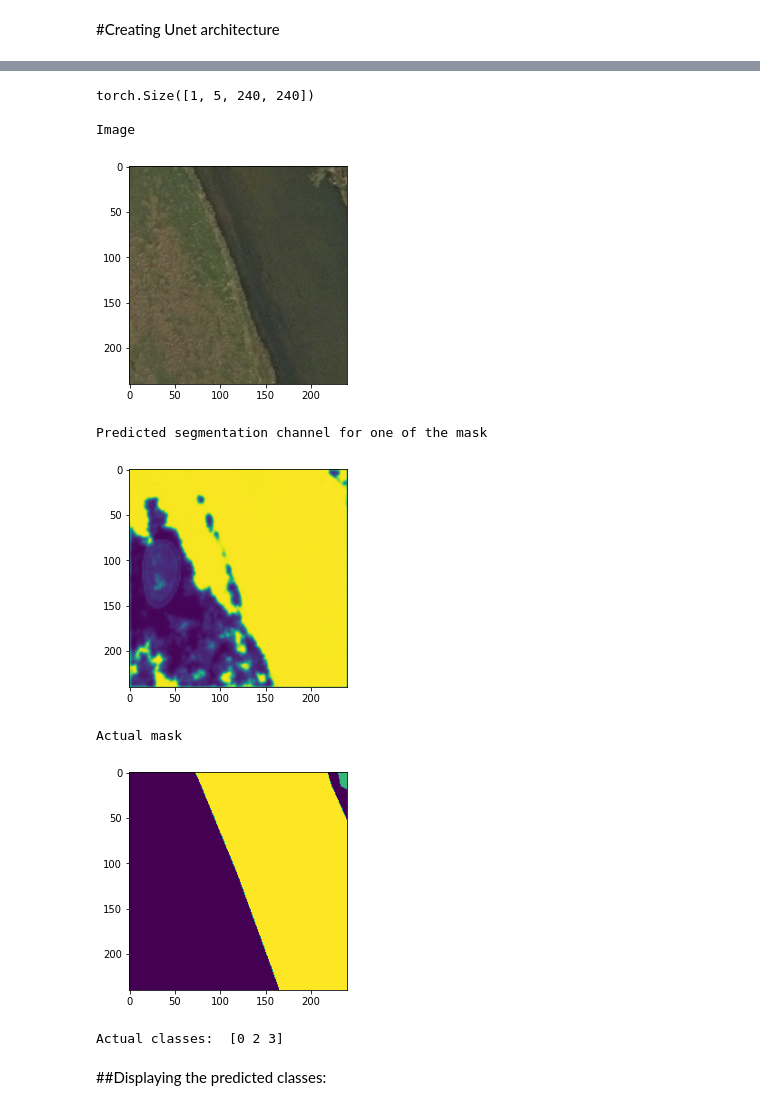
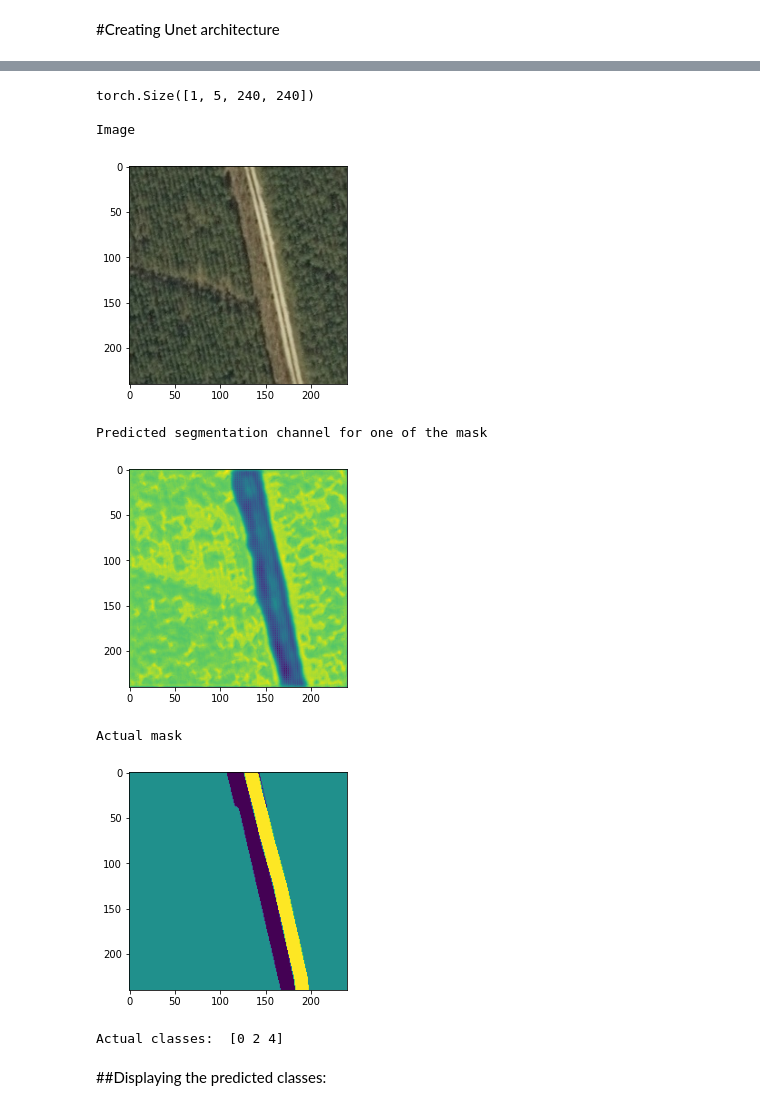
Before and after one commit to Aman-Kushwaha1/Deep_Learning, a Jupyter notebook: Image_Segmentation/Sematic Segmentation/Sematic_segmentation_Landcover_dataset.ipynb, the cells around one changed output, grey strips where cells are left out. Cells and saved outputs as stored; diff of their text form; code cells hidden in the pictures.

```diff
--- a/Image_Segmentation/Sematic Segmentation/Sematic_segmentation_Landcover_dataset.ipynb
+++ b/Image_Segmentation/Sematic Segmentation/Sematic_segmentation_Landcover_dataset.ipynb
@@ -246,8 +247,8 @@ cuda GPU is available
 # %% [markdown]
 Transferring the images to the device
 # %%
-images = torch.tensor(images, device = DEVICE, dtype = torch.float32)
-masks = torch.tensor(masks, device = DEVICE, dtype = torch.int64)
+images = torch.tensor(images[0:200], device = DEVICE, dtype = torch.float32)
+masks = torch.tensor(masks[0:200], device = DEVICE, dtype = torch.int64)
 # %%
 #changing image dimension to that which is accepted by the the model
 images = images.permute(0,3,1,2)
@@ -409,27 +410,37 @@ class unet(nn.Module):
 # %%
 model = unet(3, 5, 280).to(device = DEVICE)
 # %%
-optimizer = torch.optim.Adam(model.parameters(), lr=0.01)
-loss_type = nn.L1Loss()
-step_lr = lr_scheduler.StepLR(optimizer, step_size= 50, gamma = 0.75)   #Every 50 epochs our learning rate will be multiplied by gamma
+optimizer = torch.optim.Adam(model.parameters(), lr=0.00001)
+loss_type = torch.nn.CrossEntropyLoss()
+step_lr = lr_scheduler.StepLR(optimizer, step_size= 300, gamma = 0.75)   #Every 50 epochs our learning rate will be multiplied by gamma
 # %%
 #Model Training
 loss_graph = []
 num_epochs = 1000
 num_train = images.shape[0]
-batch_size = 10
+batch_size = 20
+gamma = 0.1
 for i in range(num_epochs):
   random_no = torch.randint(0, num_train, (batch_size,))
   x_batch = images[random_no]
-  y_batch = maskoh[random_no]
+  y_batch = masks[random_no]
 
   model.train()
   optimizer.zero_grad()
   y_pred = model(x_batch)
-  #y_pred = y_pred.reshape(15,240,240).float()
+
+  y_pred = y_pred.permute(0,2,3,1)
+
+  y_pred = y_pred.reshape(-1, 5)
+
+  y_batch = y_batch.reshape(-1)
+
   loss = loss_type(y_pred, y_batch)
-  loss.backward()
+  loss_exp = torch.exp(-loss)
+  focal_loss = ((1-loss_exp)**gamma)*loss
+  focal_loss.backward()                                #Using focal loss as the dataset has imbalance
   optimizer.step()
+  step_lr.step()
   loss_graph.append(loss.cpu().item())
   if i%10==0:
     print("Epoch: ", i, ", loss is: ", loss.cpu().item())
@@ -459,31 +470,33 @@ plt.plot(loss_graph)
 # %%
-y = model(images[1529].reshape(1,images.shape[1], images.shape[2], images.shape[3]))
+idx = 170
+
+y = model(images[idx].reshape(1,images.shape[1], images.shape[2], images.shape[3]))
 print(y.shape)
 plt.figure(2)
 print("\nImage")
-plt.imshow((images[1529]/255.0).permute(1,2,0).detach().cpu().numpy())
+plt.imshow((images[idx]/255.0).permute(1,2,0).detach().cpu().numpy())
 plt.show()
 plt.figure(3)
 print("\nPredicted segmentation channel for one of the mask")
 plt.imshow(np.array(y.reshape(5,240,240)[2].detach().cpu().numpy()))
 plt.show()
 
 plt.figure(4)
 print("\nActual mask")
-plt.imshow(np.array(masks[1529].clone().cpu()))
+plt.imshow(np.array(masks[idx].clone().cpu()))
 plt.show()
 
-print("Actual classes: ", np.unique(masks[1529].cpu()))
+print("Actual classes: ", np.unique(masks[150].cpu()))
 # %% [output]
 torch.Size([1, 5, 240, 240])
 
 Image
-[figure, old version]
+[figure, new version]
 Predicted segmentation channel for one of the mask
-[figure, old version]
+[figure, new version]
 Actual mask
-[figure, old version]
+[figure, new version]
-Actual classes:  [0 2 3]
+Actual classes:  [0 2 4]
 # %% [markdown]
 ##Displaying the predicted classes:
 # %%
```
Also changed, not shown: parts of 6 cells of this notebook.
